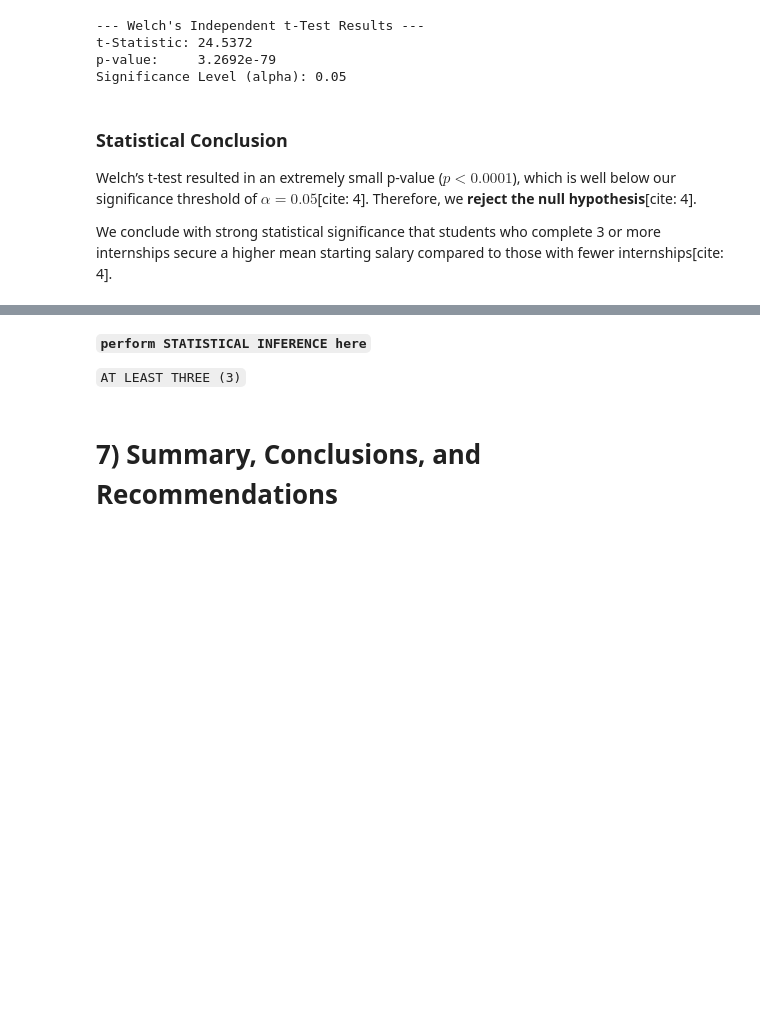
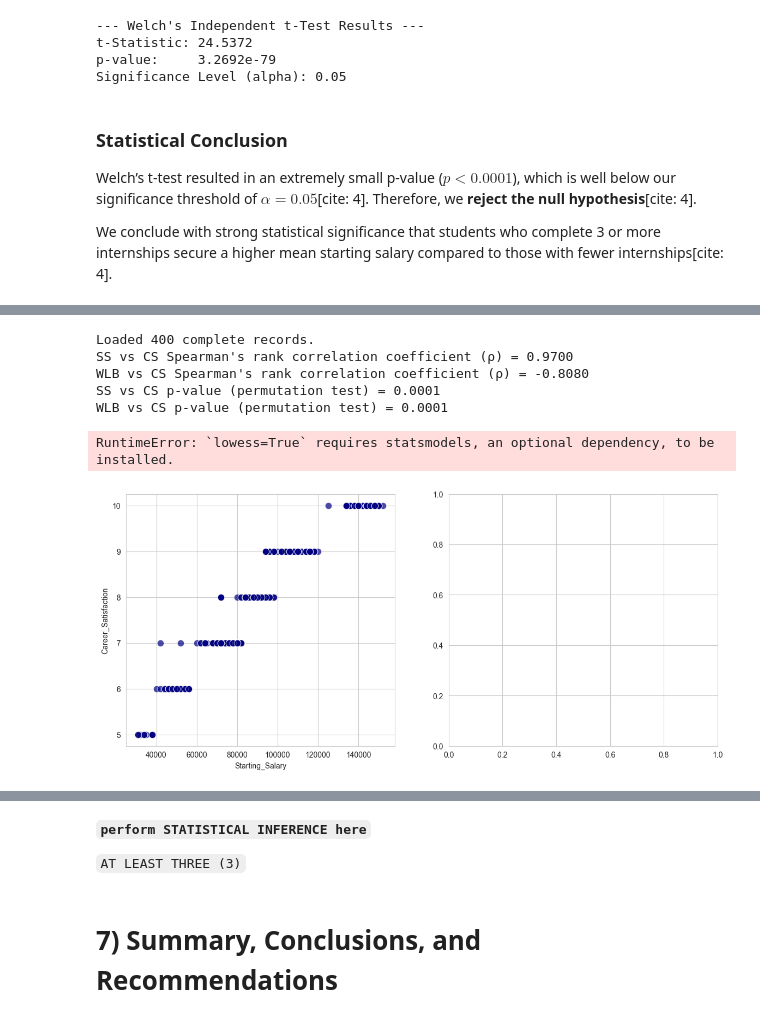
Before and after one commit to Ulturaa/CSMODEL_MCO, a Jupyter notebook: TotallyStats_MCO2.ipynb, the cells around one changed output, grey strips where cells are left out. Saved outputs shown, nothing was run; the diff lists cells and outputs as text; code cells hidden in the pictures; blank space fills up the shorter version.

```diff
--- a/TotallyStats_MCO2.ipynb
+++ b/TotallyStats_MCO2.ipynb
@@ -800,0 +803,69 @@ We conclude with strong statistical significance that students who complete 3 or
+# %%
+# create sub-dataset for testingg
+df_eda3test = ecs_df[['Starting_Salary', 'Career_Satisfaction', 'Work_Life_Balance']].dropna()
+print(f"Loaded {len(df_eda3test)} complete records.")
+
+# Starting Salary vs Career Satisfaction
+rho3 = df_eda3test['Starting_Salary'].corr(df_eda3test['Career_Satisfaction'], method='spearman')
+print(f"SS vs CS Spearman's rank correlation coefficient (ρ) = {rho3:.4f}")
+
+# Work-Life Balance vs Career Satisfaction
+rho4 = df_eda3test['Work_Life_Balance'].corr(df_eda3test['Career_Satisfaction'], method='spearman')
+print(f"WLB vs CS Spearman's rank correlation coefficient (ρ) = {rho4:.4f}")
+
+# Set up the permutation test to check if the rho values are legit
+observed_rho = rho3
+observed_rho2 = rho4
+n_permutations = 10000
+count_extreme = 0
+count_extreme2 = 0
+
+for _ in range(n_permutations):
+    # Shuffle the satisfaction ranks (breaks any real association)
+    shuffled_sat = df_eda3test['Career_Satisfaction'].sample(frac=1, ignore_index=True)
+    perm_rho = df_eda3test['Starting_Salary'].corr(shuffled_sat, method='spearman')
+    perm_rho2 = df_eda3test['Work_Life_Balance'].corr(shuffled_sat, method='spearman')
+
+    # Count if the shuffled correlation is as strong or stronger than observed
+    if abs(perm_rho) >= abs(observed_rho):
+        count_extreme += 1
+    if abs(perm_rho2) >= abs(observed_rho2):
+        count_extreme2 += 1
+
+# Two-tailed p-value (add 1 to numerator and denominator to avoid 0)
+p_value = (count_extreme + 1) / (n_permutations + 1)
+p_value2 = (count_extreme2 + 1) / (n_permutations + 1)
+print(f"SS vs CS p-value (permutation test) = {p_value:.4f}")
+print(f"WLB vs CS p-value (permutation test) = {p_value2:.4f}")
+
+# Set up scatterplot
+sns.set_style("whitegrid")
+fig, (ax1, ax2) = plt.subplots(1, 2, figsize=(14, 6))
+
+# SS vs CS scatterplot
+sns.scatterplot(data=df_eda3test, x='Starting_Salary', y='Career_Satisfaction', s=80, color='navy', alpha=0.7, ax=ax1)
+sns.regplot(data=df_eda3test, x='Starting_Salary', y='Career_Satisfaction', lowess=True, scatter=False, color='crimson', line_kws={'linewidth': 2}, ax=ax1)
+
+ax1.set_title(f"Starting Salary vs. Job Satisfaction\nSpearman's ρ = {rho3:.2f}, p = {p_value:.3f}", fontsize=14)
+ax1.set_xlabel("Starting Salary (USD)", fontsize=12)
+ax1.set_ylabel("Job Satisfaction (1–10 Likert)", fontsize=12)
+
+# WLB vs CS scatterplot
+sns.scatterplot(data=df_eda3test, x='Work_Life_Balance', y='Career_Satisfaction', s=80, color='purple', alpha=0.7, ax=ax2)
+sns.regplot(data=df_eda3test, x='Work_Life_Balance', y='Career_Satisfaction', lowess=True, scatter=False, color='green', line_kws={'linewidth': 2}, ax=ax2)
+
+ax2.set_title(f"Work-Life Balance vs. Job Satisfaction\nSpearman's ρ = {rho4:.2f}, p = {p_value2:.3f}", fontsize=14)
+ax2.set_xlabel("Work-Life Balance (1-10 Likert)", fontsize=12)
+ax2.set_ylabel("Job Satisfaction (1–10 Likert)", fontsize=12)
+
+# Print scatterplots
+plt.tight_layout()
+plt.show()
+# %% [output]
+Loaded 400 complete records.
+SS vs CS Spearman's rank correlation coefficient (ρ) = 0.9700
+WLB vs CS Spearman's rank correlation coefficient (ρ) = -0.8080
+SS vs CS p-value (permutation test) = 0.0001
+WLB vs CS p-value (permutation test) = 0.0001
+RuntimeError: `lowess=True` requires statsmodels, an optional dependency, to be installed.
+[figure, added]
```
Also changed, not shown: parts of 17 cells of this notebook.
